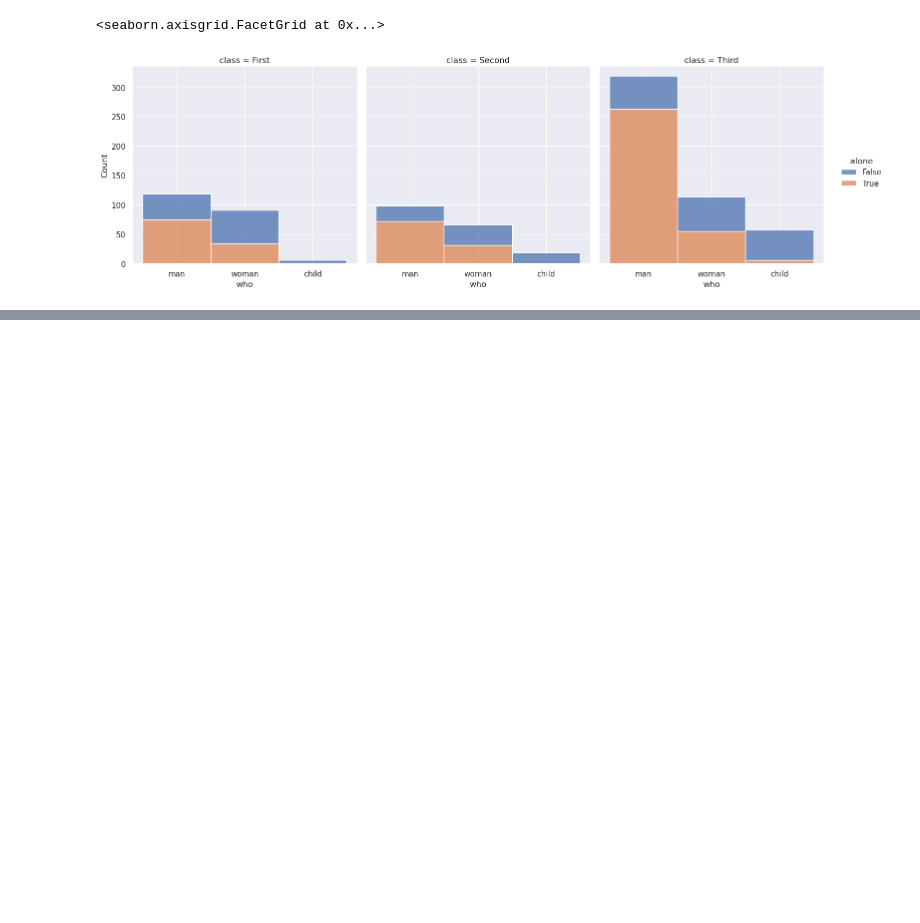
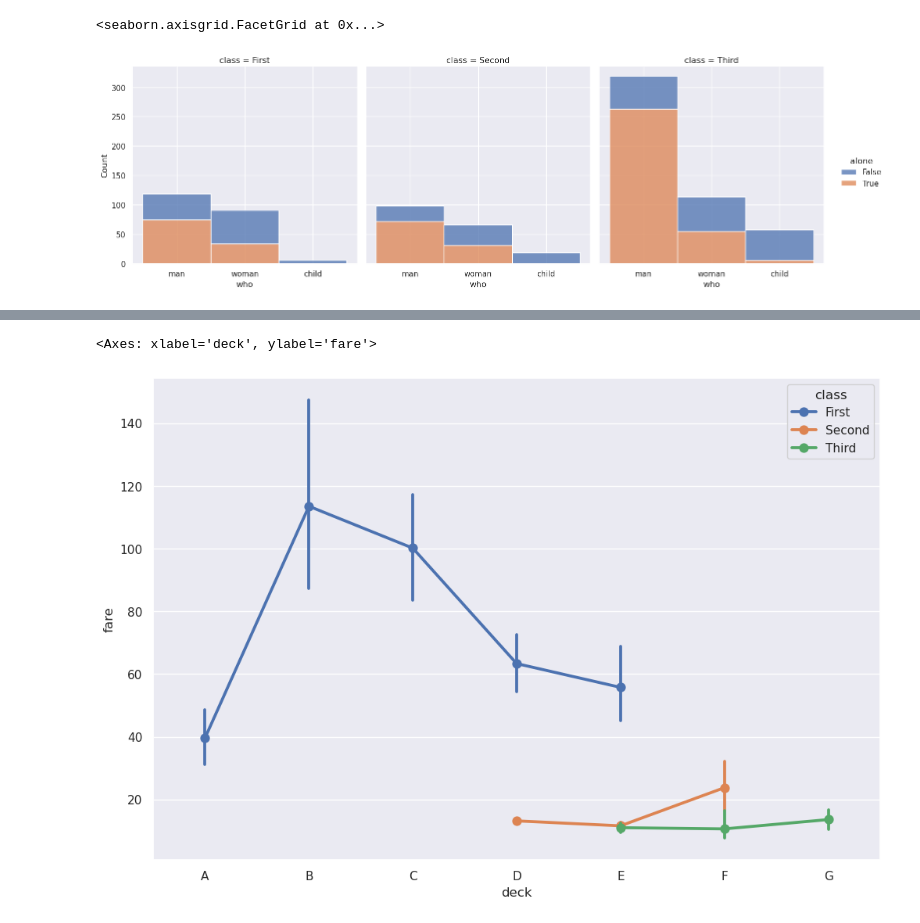
Before and after one commit to Michal-Radomski/Python-Data-Visualization, a Jupyter notebook: 01 Data Visualization/02_Seaborn/titanic.ipynb, the cells around one changed output, grey strips where cells are left out. Cells and saved outputs as stored; diff of their text form; code cells hidden in the pictures; blank space fills up the shorter version.

```diff
--- a/01 Data Visualization/02_Seaborn/seaborn.ipynb
+++ b/01 Data Visualization/02_Seaborn/titanic.ipynb
@@ -73,0 +87,5 @@ sns.displot(data=titanic, x="who", col="class", hue="alone",multiple="stack")
+# %%
+sns.pointplot(data=titanic, x="deck", y="fare", hue="class")
+# %% [output]
+<Axes: xlabel='deck', ylabel='fare'>
+[figure, added]
```
Also changed, not shown: parts of 6 cells of this notebook, 1 other file.
